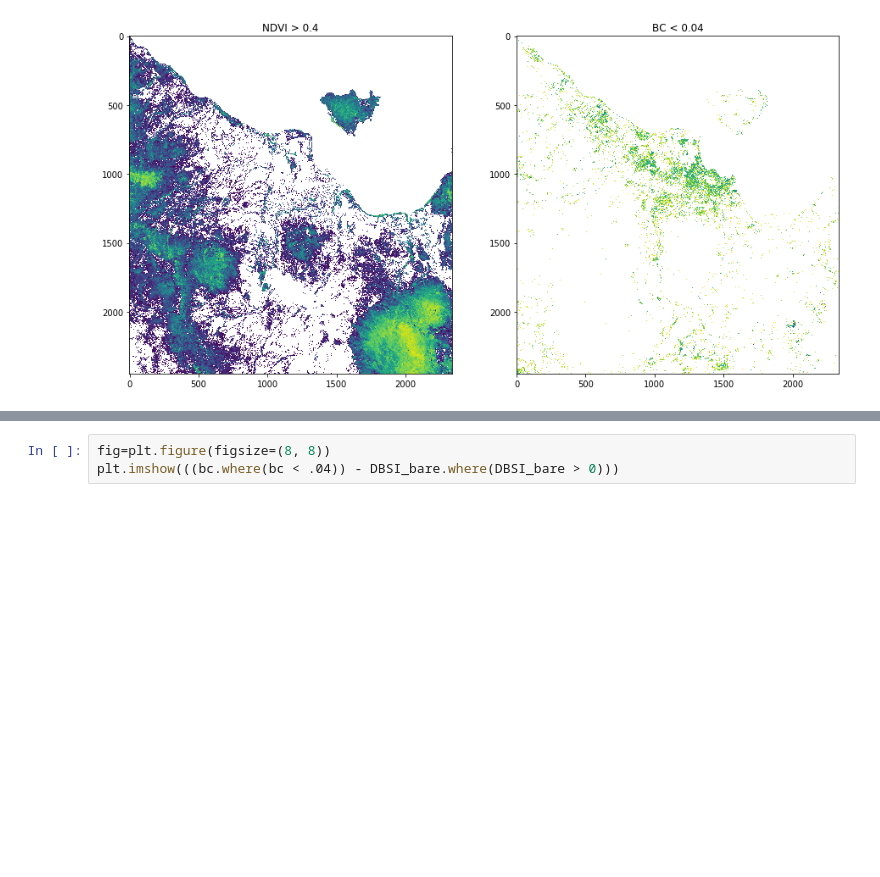
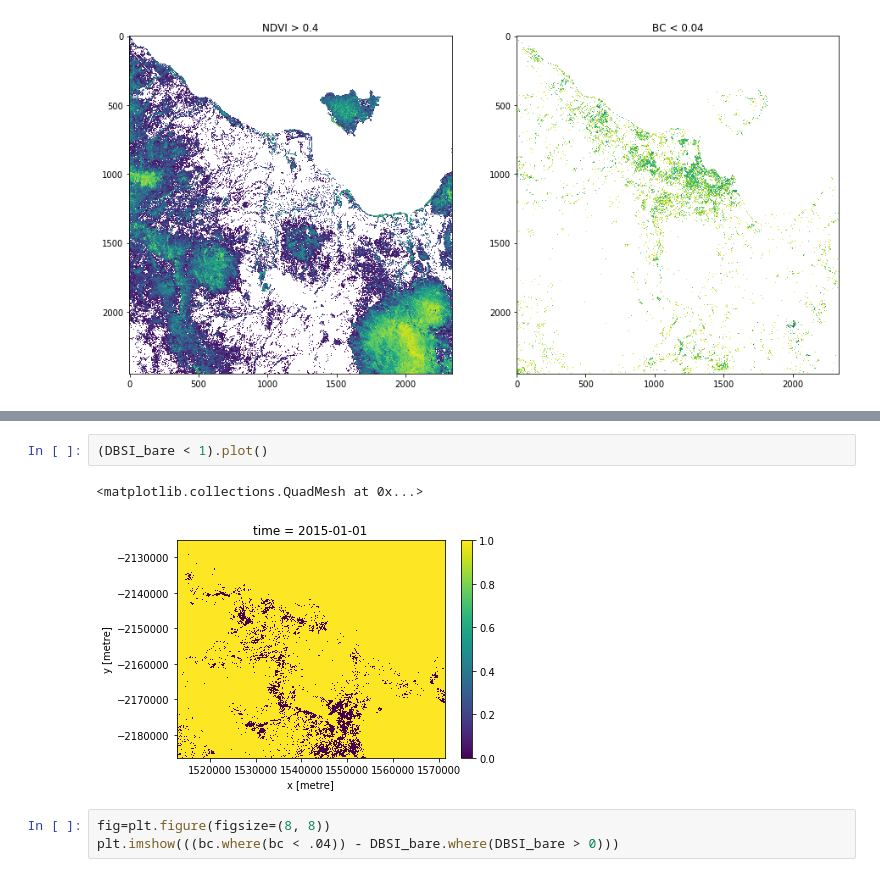
Before and after one commit to bellemae/landcover-hack, a Jupyter notebook: Simple urban area environmental layer.ipynb, the cells around one changed output, grey strips where cells are left out. Cells and saved outputs as stored; diff of their text form; blank space fills up the shorter version.

```diff
--- a/Simple urban area environmental layer.ipynb
+++ b/Simple urban area environmental layer.ipynb
@@ -217,3 +227,8 @@ plt.show()
+# %%
+(DBSI_bare < 1).plot()
+# %% [output]
+<matplotlib.collections.QuadMesh at 0x...>
+[figure, added]
 # %%
 fig=plt.figure(figsize=(8, 8))
 plt.imshow(((bc.where(bc < .04)) - DBSI_bare.where(DBSI_bare > 0)))
```
Also changed, not shown: parts of 2 cells of this notebook, 2 other files.
